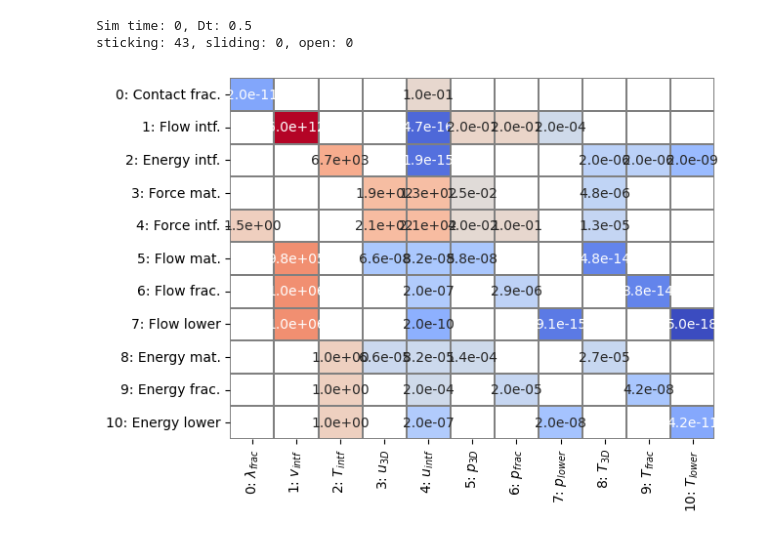
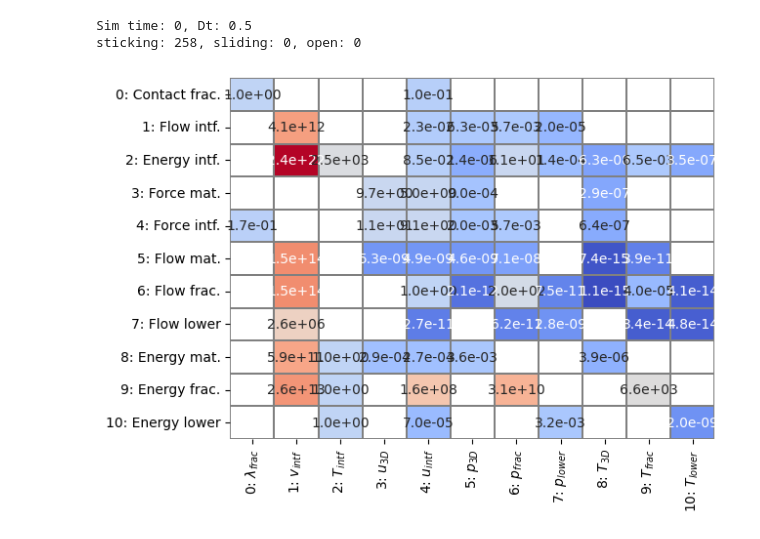
Before and after one commit to pmgbergen/FTHM-Solver, a Jupyter notebook: experiments/thermal/investigate_matrix.ipynb, the cells around one changed output. Cells and saved outputs as stored; diff of their text form; code cells hidden in the pictures.

```diff
--- a/experiments/thermal/investigate_matrix.ipynb
+++ b/experiments/thermal/investigate_matrix.ipynb
@@ -11,7 +11,7 @@ import porepy as pp
 
 model = make_model(
     {
-        "geometry": 2,
+        "geometry": 3,
         "barton_bandis_stiffness_type": 2,
         "friction_type": 1,
         "grid_refinement": 1,
@@ -24,15 +24,15 @@ model.before_nonlinear_iteration()
 model.assemble_linear_system()
 # %% [output]
 Sim time: 0, Dt: 0.5
-sticking: 43, sliding: 0, open: 0
+sticking: 258, sliding: 0, open: 0
 # %%
 data = load_data(f"../../stats/{model.simulation_name()}.json")
 mat, rhs, state, iterate, dt = load_matrix_rhs_state_iterate_dt(
-    data, 0, "../../matrices"
+    data, 1, "../../matrices"
 )
 model.linear_system = mat, rhs
 model.bmat.mat = mat
 J = model.bmat[:]
 J.plot_max()
 # %% [output]
-[figure, old version]
+[figure, new version]
```
Also changed, not shown: parts of 4 cells of this notebook, 13 other files.
